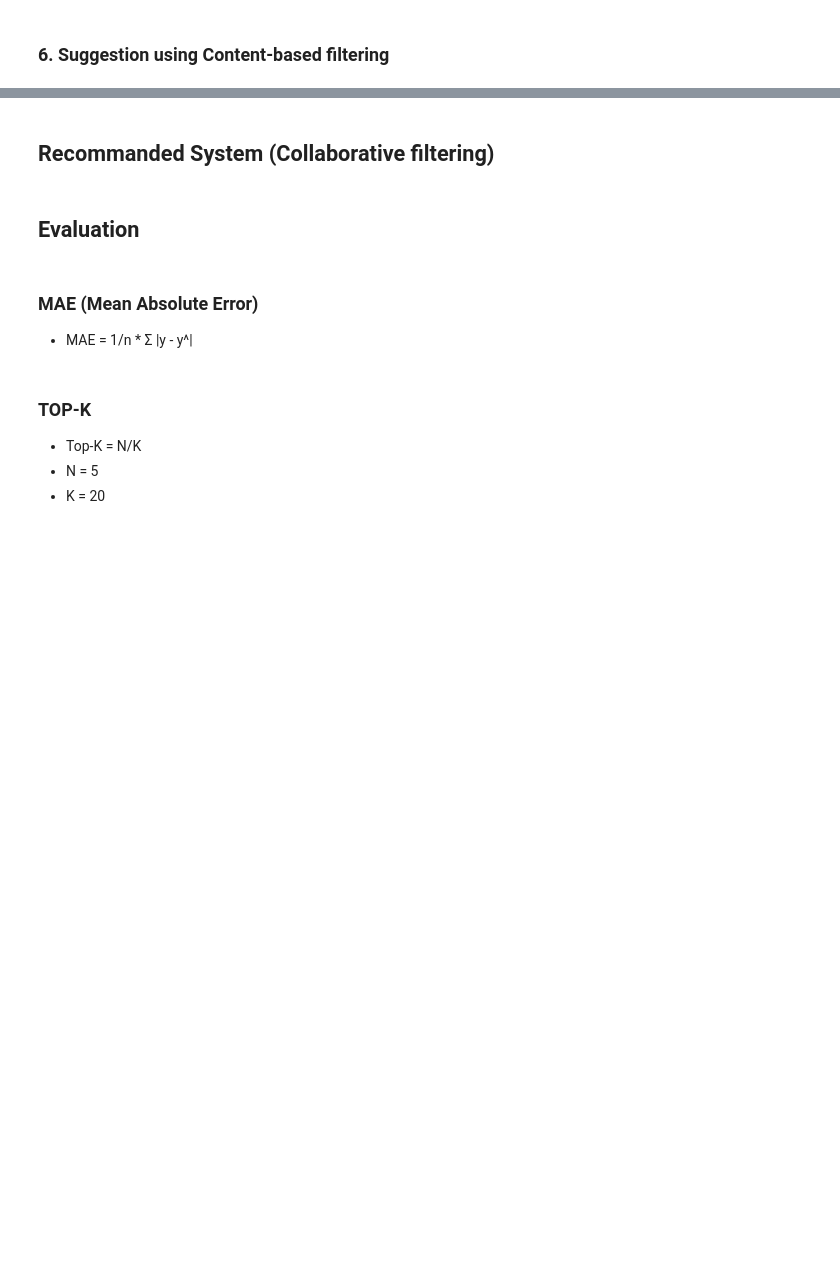
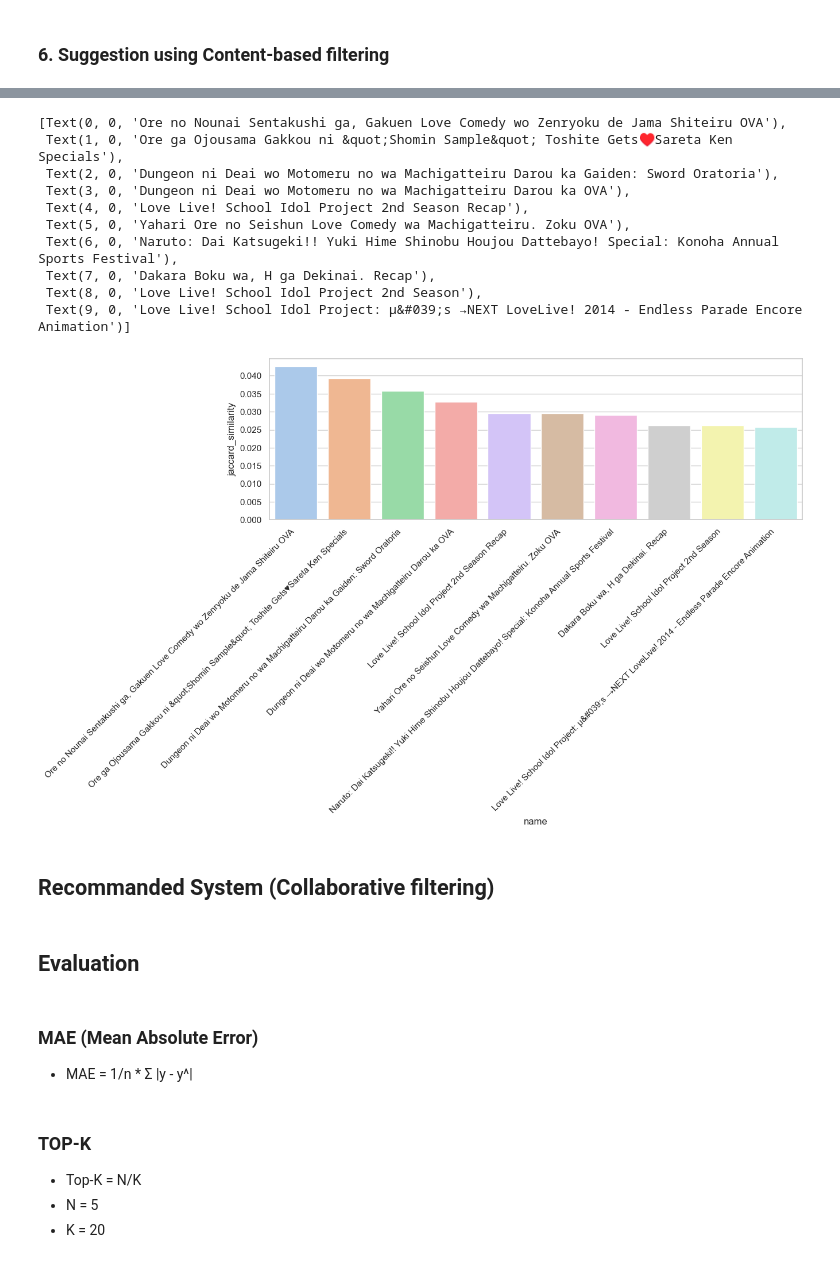
Before and after one commit to phukphoom/anime-recommander-system, a Jupyter notebook: AnimeRecommenderSystem/anime.ipynb, the cells around one changed output, grey strips where cells are left out. Saved outputs shown, nothing was run; the diff lists cells and outputs as text; code cells hidden in the pictures; blank space fills up the shorter version.

```diff
--- a/AnimeRecommenderSystem/anime.ipynb
+++ b/AnimeRecommenderSystem/anime.ipynb
@@ -465,0 +545,4 @@ User keywords : ['kuroko', 'basket', 'comedy', 'school', 'shounen', 'sports', 'h
+# %%
+ctb_suggestion_df = core.suggest(n=10, debug=True)
+
+ctb_suggestion_df
@@ -466,3 +562,23 @@ User keywords : ['kuroko', 'basket', 'comedy', 'school', 'shounen', 'sports', 'h
+# %%
+fig, axs = plt.subplots(ncols=1, figsize=CONFIG.PLT_FIG_SIZE)
+fig.tight_layout(pad=5.0)
+
+plt_0 = sns.barplot(data=ctb_suggestion_df, x='name',
+                    y='jaccard_similarity', ax=axs)
+plt_0.set_xticklabels(plt_0.get_xticklabels(),
+                      rotation=45, horizontalalignment='right')
+# %% [output]
+[Text(0, 0, 'Ore no Nounai Sentakushi ga, Gakuen Love Comedy wo Zenryoku de Jama Shiteiru OVA'),
+ Text(1, 0, 'Ore ga Ojousama Gakkou ni &quot;Shomin Sample&quot; Toshite Gets♥Sareta Ken Specials'),
+ Text(2, 0, 'Dungeon ni Deai wo Motomeru no wa Machigatteiru Darou ka Gaiden: Sword Oratoria'),
+ Text(3, 0, 'Dungeon ni Deai wo Motomeru no wa Machigatteiru Darou ka OVA'),
+ Text(4, 0, 'Love Live! School Idol Project 2nd Season Recap'),
+ Text(5, 0, 'Yahari Ore no Seishun Love Comedy wa Machigatteiru. Zoku OVA'),
+ Text(6, 0, 'Naruto: Dai Katsugeki!! Yuki Hime Shinobu Houjou Dattebayo! Special: Konoha Annual Sports Festival'),
+ Text(7, 0, 'Dakara Boku wa, H ga Dekinai. Recap'),
+ Text(8, 0, 'Love Live! School Idol Project 2nd Season'),
+ Text(9, 0, 'Love Live! School Idol Project: μ&#039;s →NEXT LoveLive! 2014 - Endless Parade Encore Animation')]
+[figure, added]
 # %% [markdown]
 ## **Recommanded System (Collaborative filtering)**
 # %% [markdown]
```
Also changed, not shown: parts of 20 cells of this notebook.
